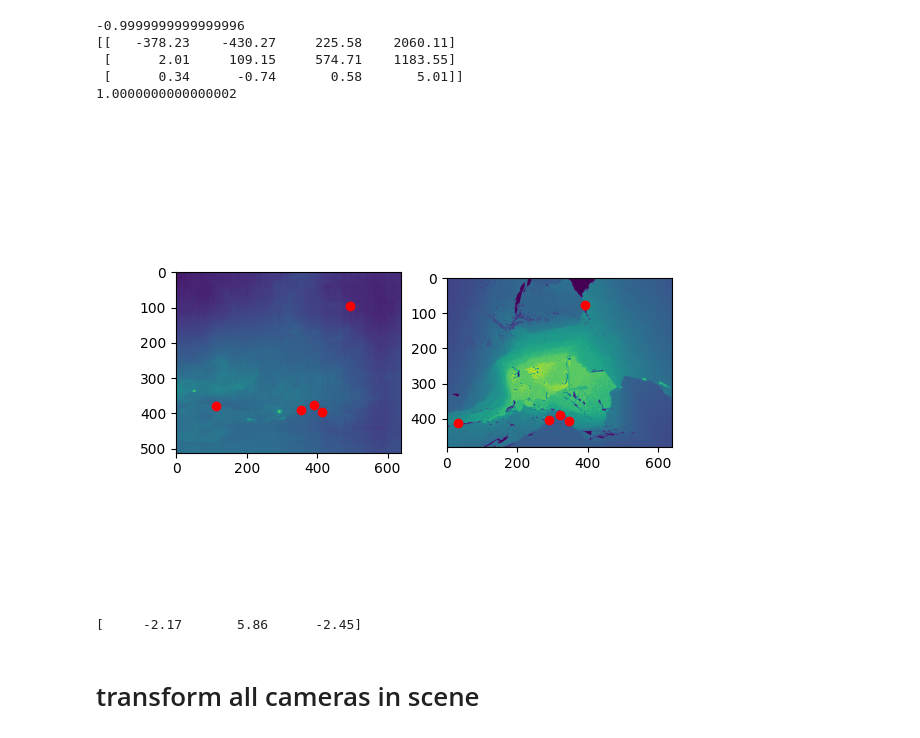
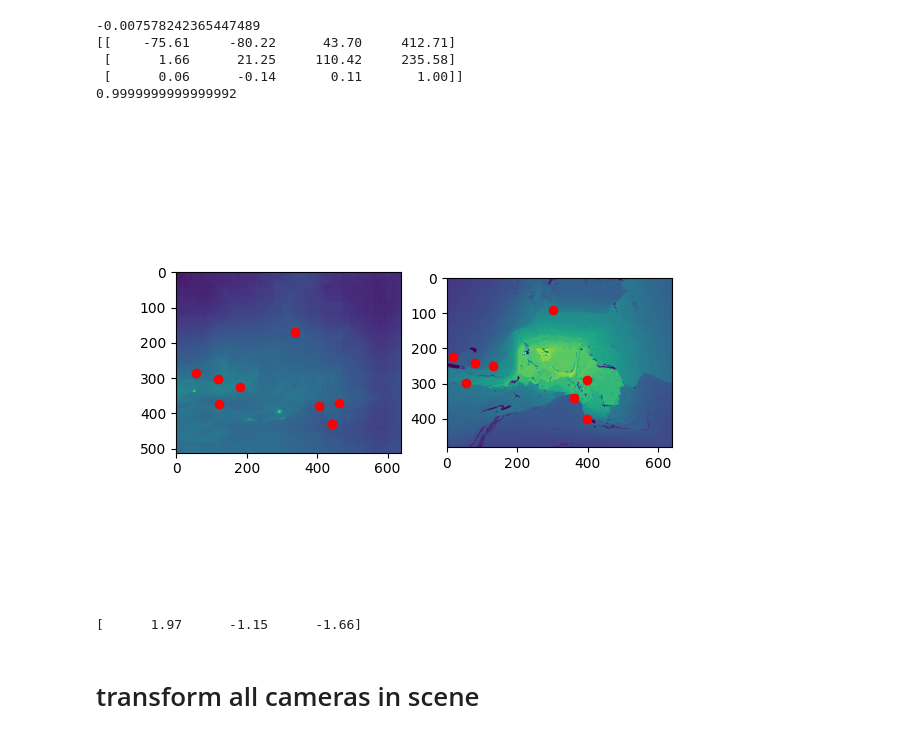
Before and after one commit to ushichka/dmcp, a Jupyter notebook: notebooks/test.ipynb, the cells around one changed output. Cells and saved outputs as stored; diff of their text form; code cells hidden in the pictures.

```diff
--- a/notebooks/test.ipynb
+++ b/notebooks/test.ipynb
@@ -22,49 +19,50 @@ pvMesh = pv.read(mesh_path)
 # %%
 exp = Experiment( "/data/dmcp_experiments/round_05/2018-08-17--cam1", mesh_path)
 #exp = Experiment( "/data/dmcp_experiments/round_04/2018-08-17--cam1", mesh_path)
+exp = Experiment( "/data/dmcp_experiments/dmcp_original", mesh_path)
 
 imIm = exp.load_imIm()
 imK = exp.load_imK()
 imP = exp.load_imP()
 
 dmIm = exp.load_dmIm()
 dmK = exp.load_dmK()
 dmP = exp.load_dmP()
 
 cps = exp.load_cps()
 pts_world = dm_to_world(dmIm, dmK, dmP, cps[:,2:])
 
 trans = exp.load_transform()
 
 def dt(K,P):
     ext = la.inv(K) @ P
     dt = la.det(ext[:3,:3])
     return dt
 
 print(dt(imK,imP))
 print(imP)
 
 print(dt(dmK,dmP))
 
 plt.figure()
 plt.subplot(1,2,1)
 plt.imshow(imIm)
 plt.scatter(cps[:,0],cps[:,1],c="r")
 plt.subplot(1,2,2)
 plt.imshow(dmIm)
 plt.scatter(cps[:,2],cps[:,3],c="r")
 plt.show()
 # %% [output]
--0.9999999999999996
-[[   -378.23    -430.27     225.58    2060.11]
- [      2.01     109.15     574.71    1183.55]
- [      0.34      -0.74       0.58       5.01]]
-1.0000000000000002
+-0.007578242365447489
+[[    -75.61     -80.22      43.70     412.71]
+ [      1.66      21.25     110.42     235.58]
+ [      0.06      -0.14       0.11       1.00]]
+0.9999999999999992
-[figure, old version]
+[figure, new version]
 # %%
 exp.visualize_3D()
 # %% [output]
-[     -2.17       5.86      -2.45]
+[      1.97      -1.15      -1.66]
 # %%
 plotter = pv.Plotter(notebook=False)
 posM = pv.PolyData(np.array(pts_world))
```
Also changed, not shown: parts of 5 cells of this notebook, 2 other files.
